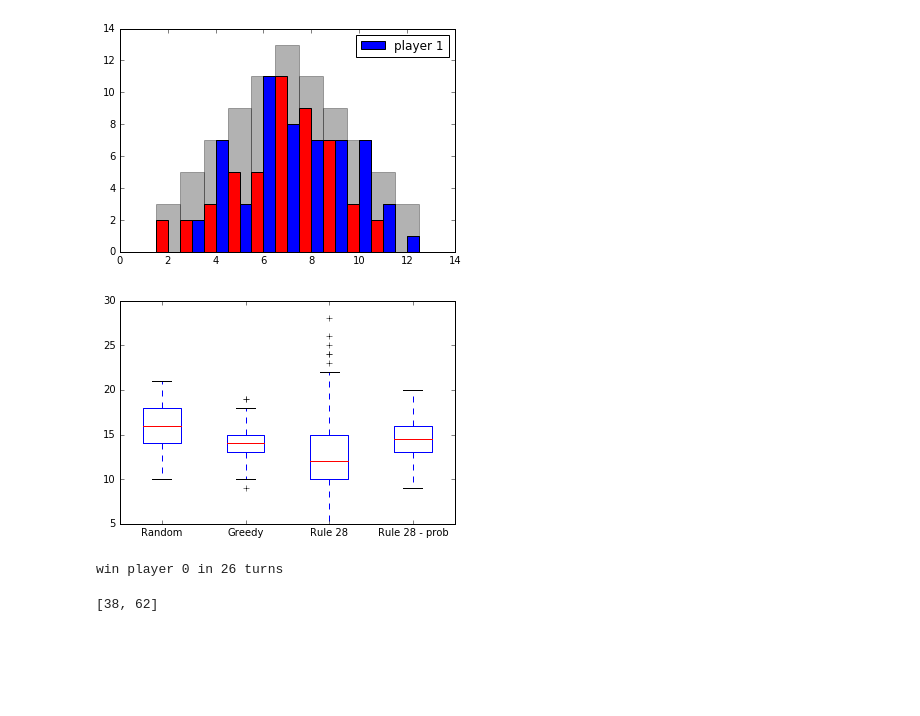
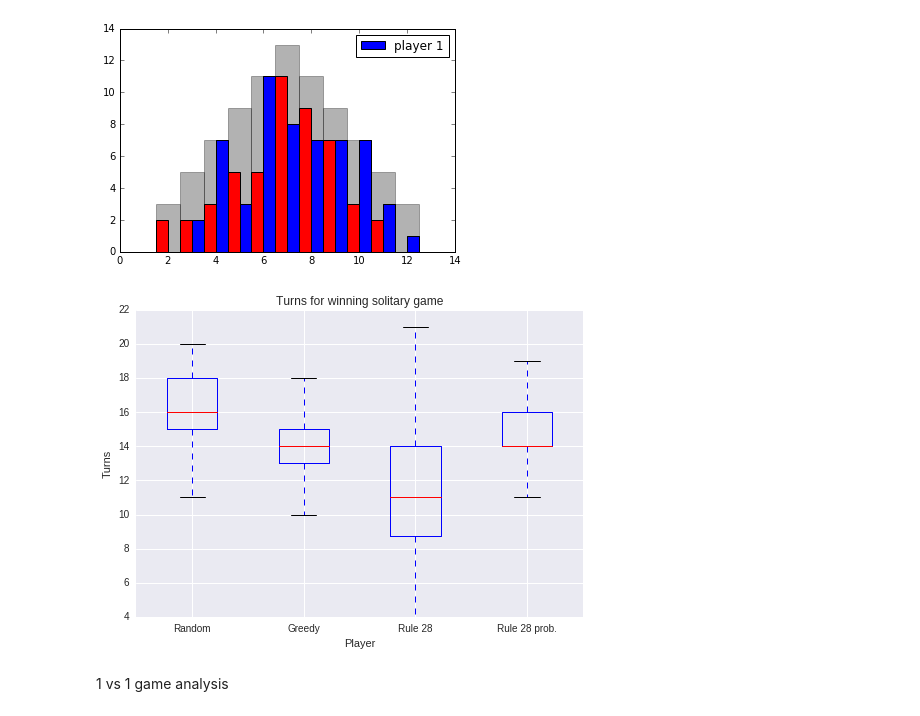
Before and after one commit to bioglio/cantstop, a Jupyter notebook: cant_stop.ipynb, the cells around one changed output. Saved outputs shown, nothing was run; the diff lists cells and outputs as text; code cells hidden in the pictures; blank space fills up the shorter version.

Commit message:
feat: 1 vs 1 game results

```diff
--- a/cant_stop.ipynb
+++ b/cant_stop.ipynb
@@ -327,6 +326,8 @@ def multiple_play_cantstop(players, plays):
 class Player_easy(object):
     def move(self, available_moves, cantstop):
         return [0, False]
+    def get_name(self):
+        return "Easy"
 # %%
 res = test_play_cantstop([Player_easy(),Player_easy()], True)
 #test_play_cantstop()
@@ -548,24 +554,37 @@ res_rule28_prob = multiple_play_cantstop([Player_rule28_prob()], 100)[1]
+# %%
+#res_easy = multiple_play_cantstop([Player_easy()], 10)[1]
+#res_random = multiple_play_cantstop([Player_random()], 100)[1]
+#res_greedy = multiple_play_cantstop([Player_greedy()], 100)[1]
+#res_rule28 = multiple_play_cantstop([Player_rule28()], 100)[1]
+#res_rule28_prob = multiple_play_cantstop([Player_rule28_prob()], 100)[1]
+def test_multiple_play_cantstop(players):
+    res = []
+    for player in players:
+        res += [multiple_play_cantstop([player], 100)[1] ]
+    return res
+
+def boxplot_test(lst, x_labels):
+    fig, ax = plt.subplots()
+    ax.boxplot(lst)
+    ax.set_xticklabels(x_labels)
+    plt.show()
+    return
+
+def boxplot_turns(lst, players):
+    fig, ax = plt.subplots()
+    ax.boxplot(lst)
+    x_labels =  [x.get_name() for x in players]
+    ax.set_xticklabels(x_labels)
+    ax.set(title='Turns for winning solitary game', xlabel='Player', ylabel='Turns')
+    plt.show()
+    return
 # %%
-def boxplot_test(lst, x_labels):
-    fig, ax = plt.subplots()
-    ax.boxplot(lst)
-    ax.set_xticklabels(x_labels)
-    plt.show()
-    return
-
+players = [Player_random(),Player_greedy(),Player_rule28(),Player_rule28_prob()]
+res = test_multiple_play_cantstop(players)
+boxplot_turns(res, players)
 #boxplot_test([res_easy, res_random, res_greedy, res_rule28], ['Easy', 'Random', 'Greedy', 'Rule 28'])
-boxplot_test([res_random, res_greedy, res_rule28, res_rule28_prob], ['Random', 'Greedy', 'Rule 28', 'Rule 28 - prob'])
+#boxplot_test([res_random, res_greedy, res_rule28, res_rule28_prob], ['Random', 'Greedy', 'Rule 28', 'Rule 28 - prob'])
 # %% [output]
-[figure, old version]
+[figure, new version]
-# %%
-#res = test_play_cantstop([Player_random(),Player_random()])#,Player_random(),Player_random()])#, True)
-res = test_play_cantstop([Player_greedy(),Player_random()])
-#test_play_cantstop()
-print "win player", res[0], "in", res[1], "turns"
-# %% [output]
-win player 0 in 26 turns
-# %%
-res = multiple_play_cantstop([Player_greedy(),Player_rule28()], 100)
-print res[0]
-# %% [output]
-[38, 62]
+# %% [markdown]
+1 vs 1 game analysis
```
Also changed, not shown: parts of 5 cells of this notebook, 1 other file.
